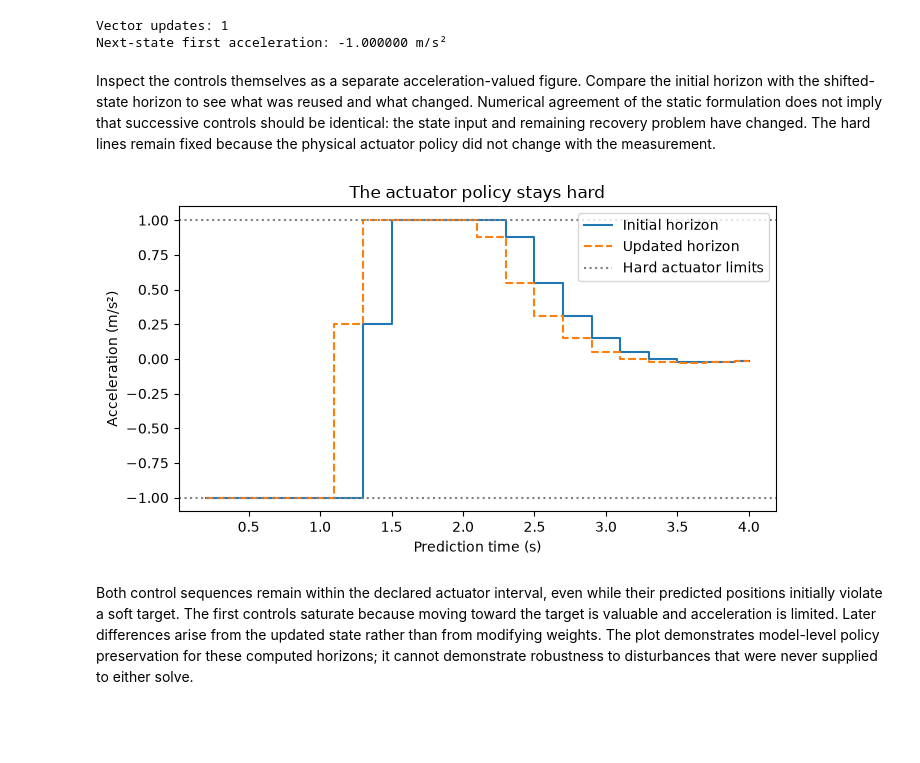
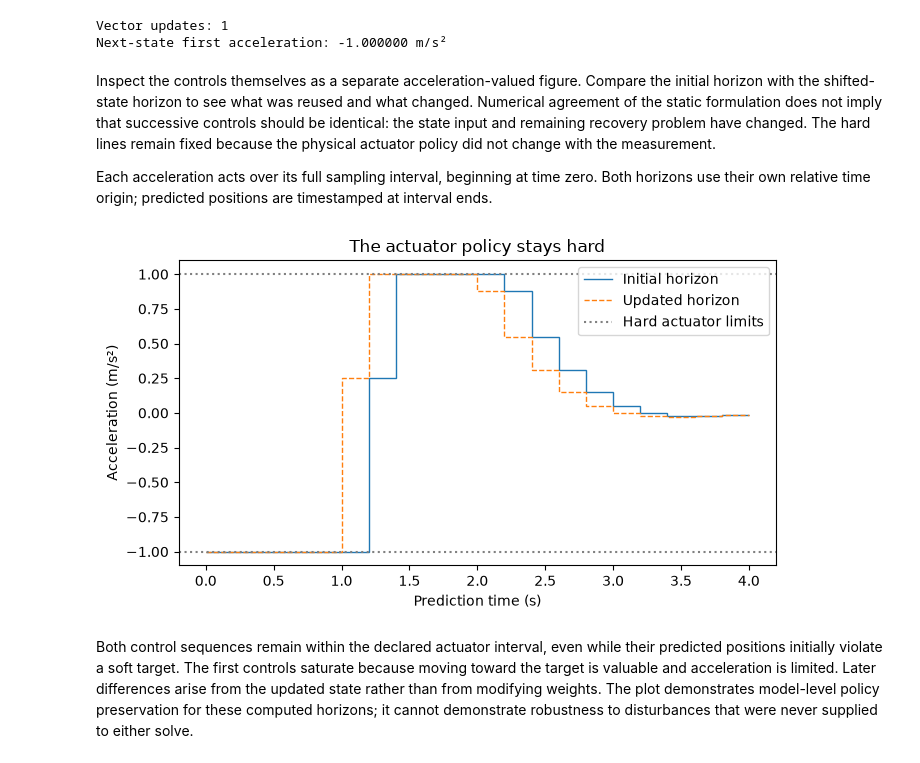
Before and after one commit to fsantibanezleal/CAOS_SoftQP, a Jupyter notebook: notebooks/en/01-soft-constraint-decisions/02-preserving-control-integrity.ipynb, the cells around one changed output. Saved outputs shown, nothing was run; the diff lists cells and outputs as text; code cells hidden in the pictures; blank space fills up the shorter version.

```diff
--- a/notebooks/en/01-soft-constraint-decisions/02-preserving-control-integrity.ipynb
+++ b/notebooks/en/01-soft-constraint-decisions/02-preserving-control-integrity.ipynb
@@ -150,19 +150,23 @@ Vector updates: 1
 Next-state first acceleration: -1.000000 m/s²
 # %% [markdown]
 Inspect the controls themselves as a separate acceleration-valued figure. Compare the initial horizon with the shifted-state horizon to see what was reused and what changed. Numerical agreement of the static formulation does not imply that successive controls should be identical: the state input and remaining recovery problem have changed. The hard lines remain fixed because the physical actuator policy did not change with the measurement.
+
+
+Each acceleration acts over its full sampling interval, beginning at time zero. Both horizons use their own relative time origin; predicted positions are timestamped at interval ends.
 # %%
 # A separate axis avoids mixing actuator units with the position plot.
+control_edges = np.arange(len(native["x"]) + 1) * 0.2
 fig, ax = plt.subplots(figsize=(7, 4))
-ax.step(times, native["x"], where="mid", label="Initial horizon")
-ax.step(times, next_result["x"], where="mid", linestyle="--", label="Updated horizon")
+ax.stairs(native["x"], control_edges, baseline=None, label="Initial horizon")
+ax.stairs(next_result["x"], control_edges, baseline=None, linestyle="--", label="Updated horizon")
 ax.axhline(1.0, color="gray", linestyle=":", label="Hard actuator limits")
 ax.axhline(-1.0, color="gray", linestyle=":")
 ax.set(xlabel="Prediction time (s)", ylabel="Acceleration (m/s²)", title="The actuator policy stays hard")
 ax.legend()
 fig.tight_layout()
 plt.show()
 # %% [output]
-[figure, old version]
+[figure, new version]
 # %% [markdown]
 Both control sequences remain within the declared actuator interval, even while their predicted positions initially violate a soft target. The first controls saturate because moving toward the target is valuable and acceleration is limited. Later differences arise from the updated state rather than from modifying weights. The plot demonstrates model-level policy preservation for these computed horizons; it cannot demonstrate robustness to disturbances that were never supplied to either solve.
 # %% [markdown]
```
Also changed, not shown: 9 other files.
